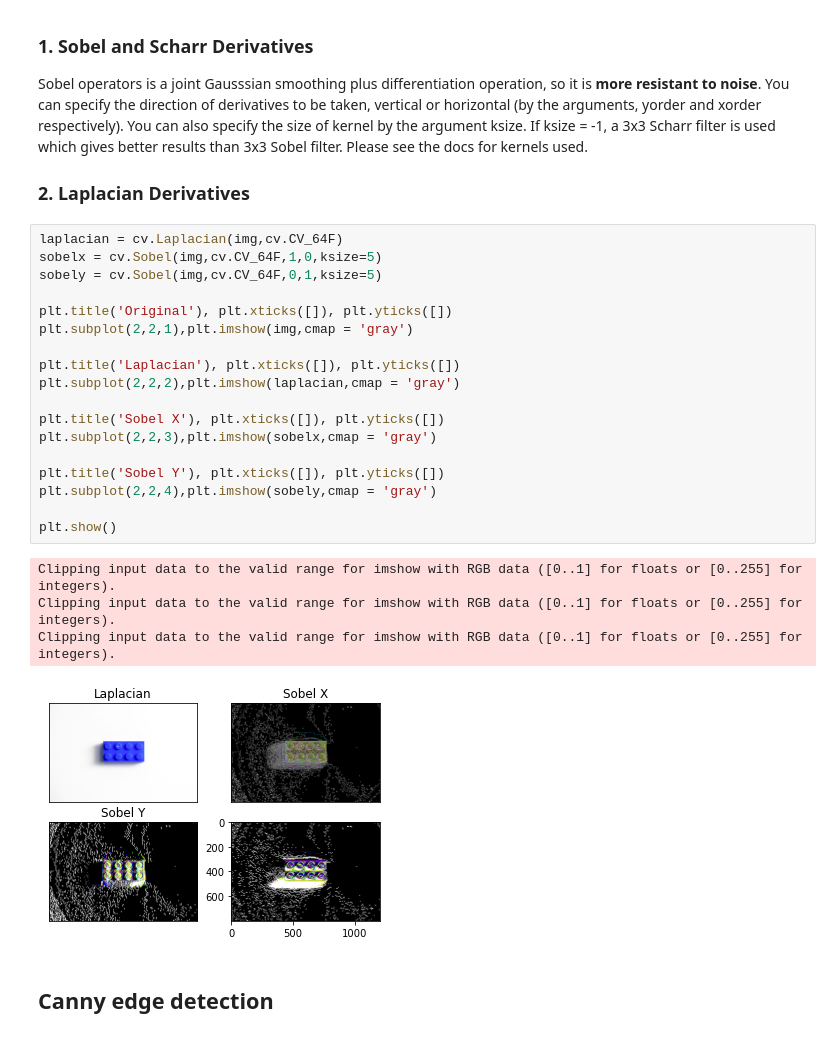
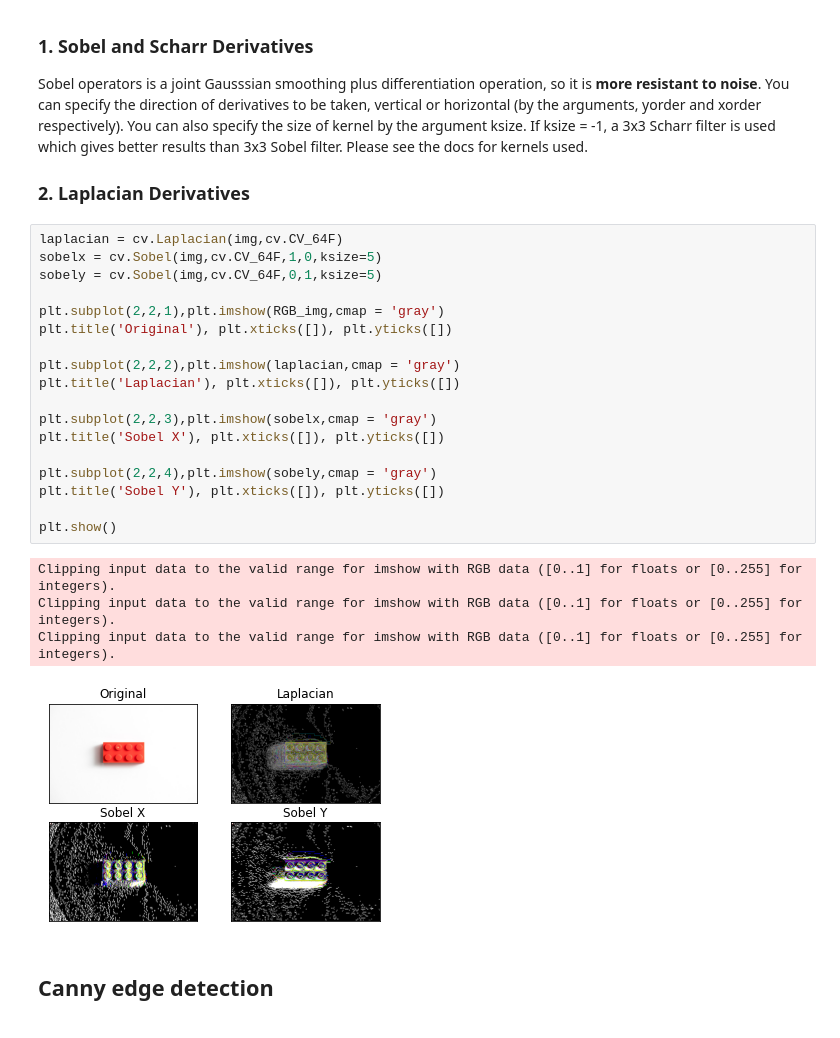
Before and after one commit to korbinian-hoermann/industrial_computer_vision_21, a Jupyter notebook: OpenCV_tutorials/OpenCV tutorials.ipynb, the cells around one changed output. Drawn from its saved outputs; the diff is of its cells as text.

```diff
--- a/OpenCV_tutorials/OpenCV tutorials.ipynb
+++ b/OpenCV_tutorials/OpenCV tutorials.ipynb
@@ -125,26 +124,26 @@ Sobel operators is a joint Gausssian smoothing plus differentiation operation, s
 # %%
 laplacian = cv.Laplacian(img,cv.CV_64F)
 sobelx = cv.Sobel(img,cv.CV_64F,1,0,ksize=5)
 sobely = cv.Sobel(img,cv.CV_64F,0,1,ksize=5)
 
+plt.subplot(2,2,1),plt.imshow(RGB_img,cmap = 'gray')
 plt.title('Original'), plt.xticks([]), plt.yticks([])
-plt.subplot(2,2,1),plt.imshow(img,cmap = 'gray')
 
+plt.subplot(2,2,2),plt.imshow(laplacian,cmap = 'gray')
 plt.title('Laplacian'), plt.xticks([]), plt.yticks([])
-plt.subplot(2,2,2),plt.imshow(laplacian,cmap = 'gray')
 
+plt.subplot(2,2,3),plt.imshow(sobelx,cmap = 'gray')
 plt.title('Sobel X'), plt.xticks([]), plt.yticks([])
-plt.subplot(2,2,3),plt.imshow(sobelx,cmap = 'gray')
 
+plt.subplot(2,2,4),plt.imshow(sobely,cmap = 'gray')
 plt.title('Sobel Y'), plt.xticks([]), plt.yticks([])
-plt.subplot(2,2,4),plt.imshow(sobely,cmap = 'gray')
 
 plt.show()
 # %% [output]
 Clipping input data to the valid range for imshow with RGB data ([0..1] for floats or [0..255] for integers).
 Clipping input data to the valid range for imshow with RGB data ([0..1] for floats or [0..255] for integers).
 Clipping input data to the valid range for imshow with RGB data ([0..1] for floats or [0..255] for integers).
-[figure, old version]
+[figure, new version]
 # %% [markdown]
 ## Canny edge detection
 # %%
```
Also changed, not shown: parts of 12 cells of this notebook.
